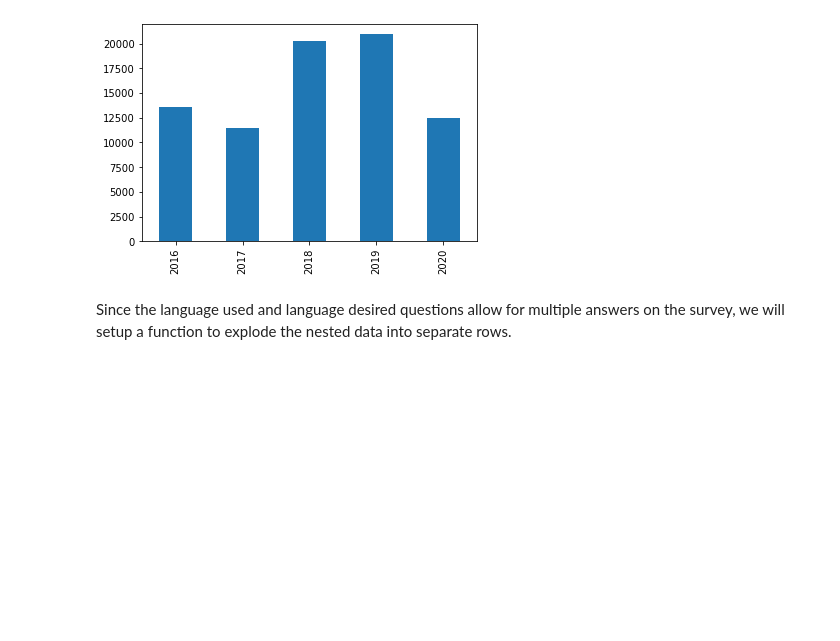
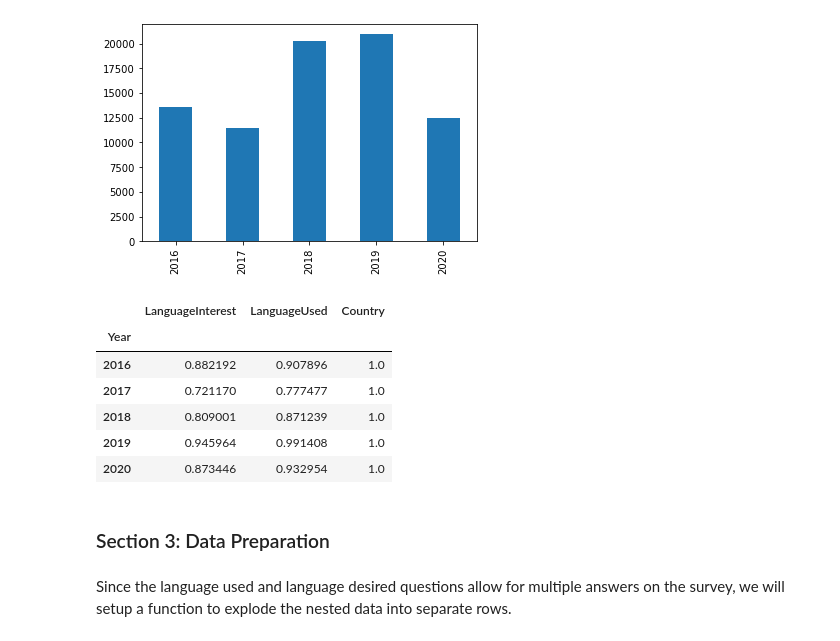
Before and after one commit to prdslost/stackoverflow-analysis, a Jupyter notebook: Developer Programming Language Use and Interest.ipynb, the cells around one changed output. Saved outputs shown, nothing was run; the diff lists cells and outputs as text; code cells hidden in the pictures; blank space fills up the shorter version.

```diff
--- a/Developer Programming Language Use and Interest.ipynb
+++ b/Developer Programming Language Use and Interest.ipynb
@@ -107,6 +143,19 @@ df_history['Year'].value_counts().sort_index().plot(kind='bar')
 # %% [output]
 <AxesSubplot:>
 [figure]
+# %%
+# Data coverage percentage (Not Null) by year
+df_history.groupby('Year').count().div(df_history.groupby('Year').size(), axis=0)
+# %% [output]
+|  | LanguageInterest | LanguageUsed | Country |
+| Year |  |  |  |
+| 2016 | 0.882192 | 0.907896 | 1.0 |
+| 2017 | 0.721170 | 0.777477 | 1.0 |
+| 2018 | 0.809001 | 0.871239 | 1.0 |
+| 2019 | 0.945964 | 0.991408 | 1.0 |
+| 2020 | 0.873446 | 0.932954 | 1.0 |
+# %% [markdown]
+### Section 3: Data Preparation
 # %% [markdown]
 Since the language used and language desired questions allow for multiple answers on the survey, we will setup a function to explode the nested data into separate rows.
 # %%
```
Also changed, not shown: parts of 23 cells of this notebook, 2 other files.
